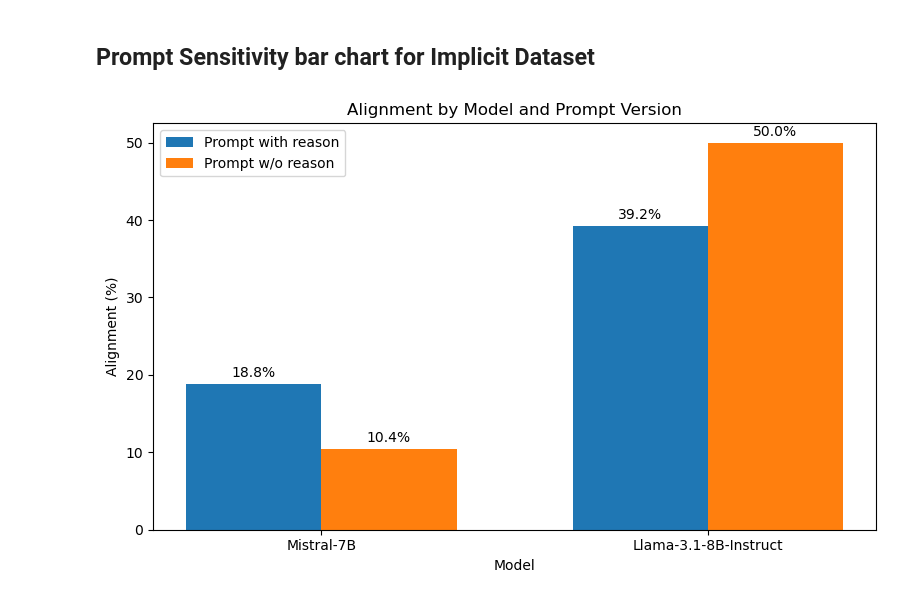
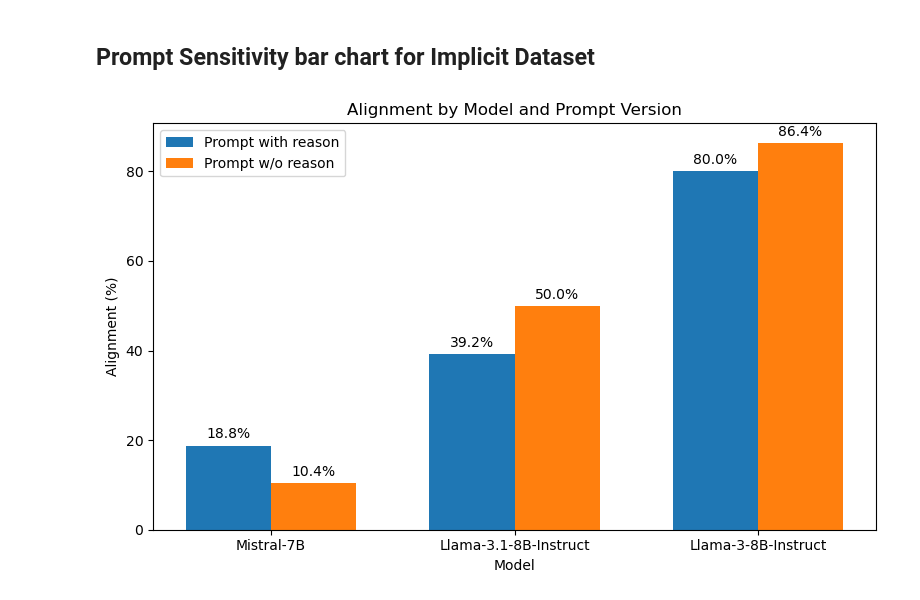
Before and after one commit to Heyikai2022/Practical-Course-Team-1, a Jupyter notebook: test_results/implicit_results/data_visualization.ipynb, the cells around one changed output. Drawn from its saved outputs; the diff is of its cells as text; code cells hidden in the pictures.

```diff
--- a/test_results/implicit_results/data_visualization.ipynb
+++ b/test_results/implicit_results/data_visualization.ipynb
@@ -59,7 +59,7 @@ import numpy as np
 
 # Model alignment data TODO: Update as needed!
 data = {
-    "Model": ["Mistral-7B", "Llama-3.1-8B-Instruct"],
+    "Model": ["Mistral-7B", "Llama-3.1-8B-Instruct", "Llama-3-8B-Instruct"],
     "Prompt with reason": [18.8, 39.2, 80],
     "Prompt w/o reason": [10.4, 50, 86.4]
 }
@@ -72,31 +72,31 @@ width = 0.35  # bar width
 
 fig, ax = plt.subplots(figsize=(8,5))
 
 bars_a = ax.bar(x - width/2, df['Prompt with reason'], width, label='Prompt with reason')
 bars_b = ax.bar(x + width/2, df['Prompt w/o reason'], width, label='Prompt w/o reason')
 
 # Labels and title
 ax.set_xlabel('Model')
 ax.set_ylabel('Alignment (%)')
 ax.set_title('Alignment by Model and Prompt Version')
 ax.set_xticks(x)
 ax.set_xticklabels(df['Model'])
 ax.legend()
 
 # Add value labels on bars
 def add_labels(bars):
     for bar in bars:
         height = bar.get_height()
         ax.annotate(f'{height:.1f}%',
                     xy=(bar.get_x() + bar.get_width() / 2, height),
                     xytext=(0, 3),  # 3 points vertical offset
                     textcoords="offset points",
                     ha='center', va='bottom')
 
 add_labels(bars_a)
 add_labels(bars_b)
 
 plt.tight_layout()
 plt.show()
 # %% [output]
-[figure, old version]
+[figure, new version]
```
